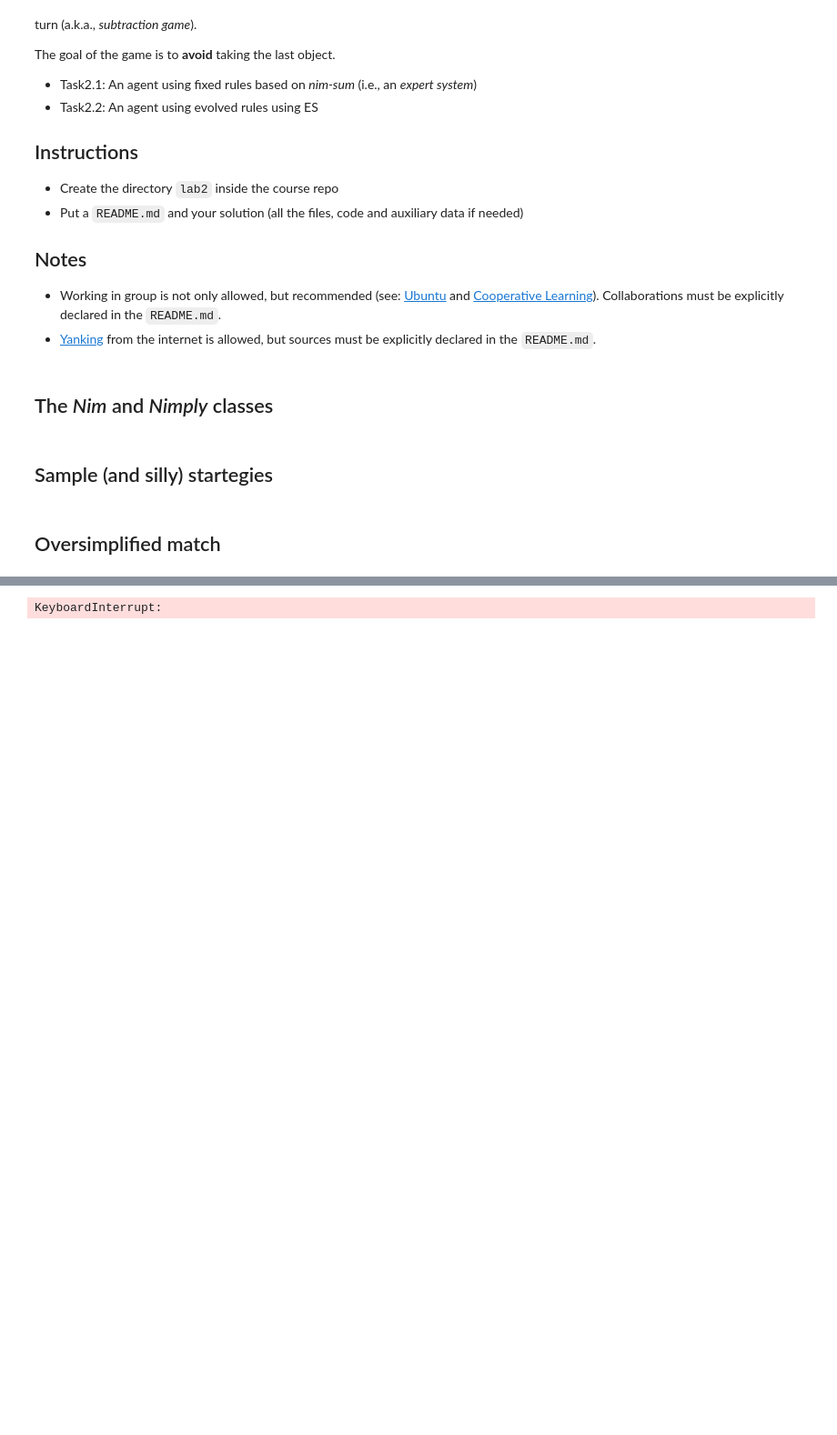
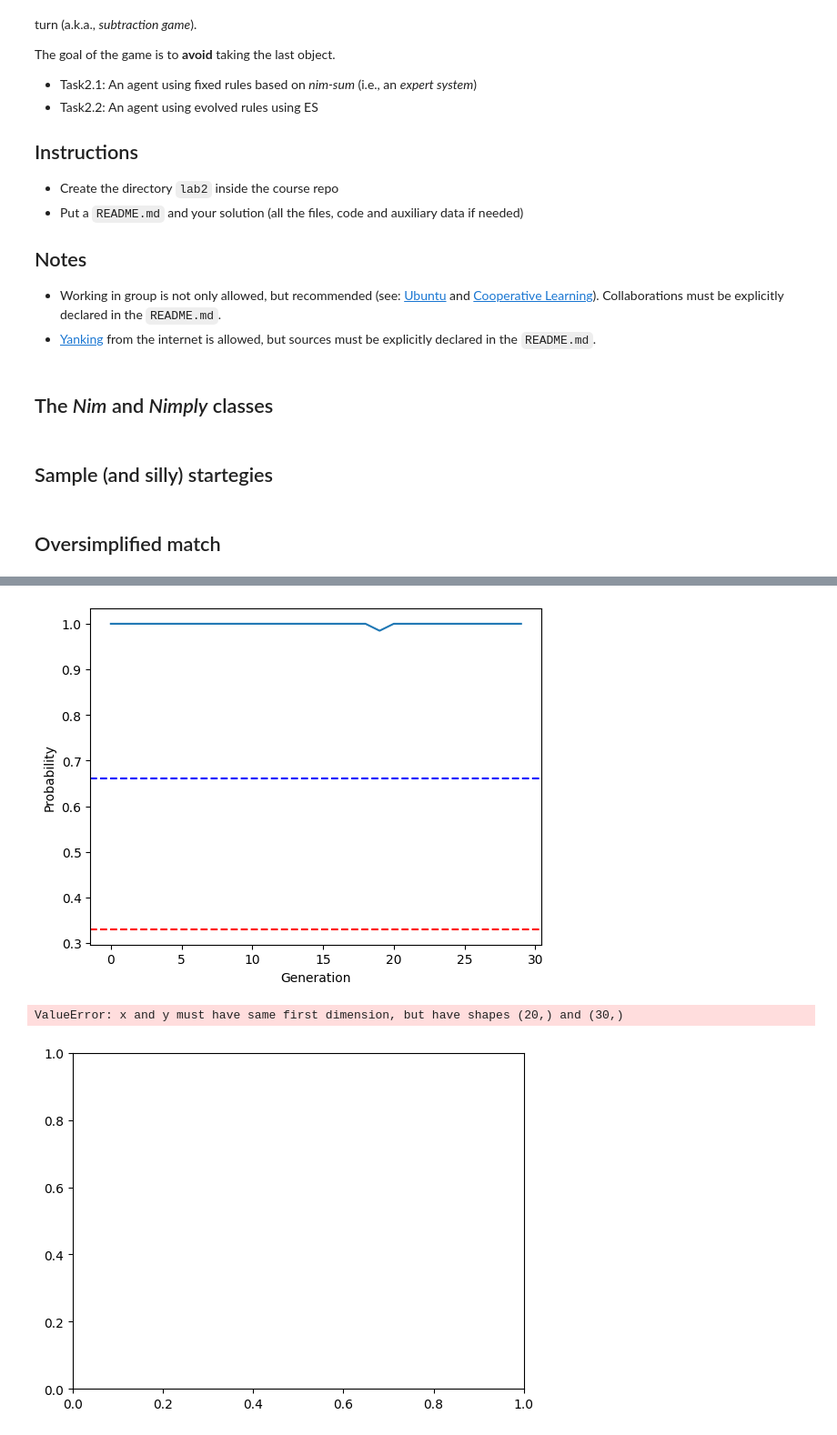
Before and after one commit to Nicocarad/ci23, a Jupyter notebook: Lab2/lab2-nim.ipynb, the cells around one changed output, grey strips where cells are left out. Shown: that part at 91% size. Cells and saved outputs as stored; diff of their text form; code cells hidden in the pictures; blank space fills up the shorter version.

```diff
--- a/Lab2/lab2-nim.ipynb
+++ b/Lab2/lab2-nim.ipynb
@@ -154,7 +156,7 @@ def state_info(state: Nim) -> dict:
     return info
 # %%
 def evolved_strategy(genome: float) -> Callable:
-    def evolvable(state: Nim) -> Nimply:
+    def adaptive(state: Nim) -> Nimply:
         data = state_info(state)
 
         if random.random() < genome:
@@ -164,11 +166,21 @@ def evolved_strategy(genome: float) -> Callable:
 
         return ply
 
-    return evolvable
+
+
+        # if genome > 0.66:
+        #     ply = Nimply(data["shortest_row"], random.randint(1, state.rows[data["shortest_row"]]))
+        # elif  genome > 0.33:
+        #     ply = Nimply(data["longest_row"], random.randint(1, state.rows[data["longest_row"]]))
+        # else:
+        #     ply = Nimply(data["random_row"], random.randint(1, state.rows[data["random_row"]]))
+        # return ply
+
+    return adaptive
 # %%
 def fitness(strategy: Callable) -> int:
     won = 0
-    opponent = (strategy, optimal)
+    opponent = (strategy, gabriele)
 
     for _ in range(NUM_MATCHES):
         nim = Nim(NUM_ROWS)
@@ -185,7 +197,7 @@ def fitness(strategy: Callable) -> int:
     return won  # return the number of matches won
 # %%
 λ = 20
-σ = 0.1
+σ = 0.5
 
 
 
@@ -193,23 +205,59 @@ def fitness(strategy: Callable) -> int:
 def generate_offsprings(offspring) -> list:
 
     offsprings = [np.clip(offspring + np.random.normal(0, σ), 0, 1) for _ in range(λ)]
-    offsprings.append(offspring)
+
 
     return offsprings
 # %%
 
 
-current_solution = np.random.uniform(0, 1)
-
-for n in range(1000 // λ):
+current_solution = 0.5
+choosen_probability = list()
+solutions_list = list()
+stats = [0, 0]
+for n in range(600 // λ):
     # offspring <- select λ random points mutating the current solution
+    # print("Starting probability for generation", n+1, "is:", current_solution)
     offsprings = generate_offsprings(current_solution)
 
     # evaluate and select best
     evals = [(offspring, fitness(evolved_strategy(offspring))) for offspring in offsprings]
+
+    for i in range(λ):
+            if evals[i][1] > evals[λ-1][1]:
+                stats[1] += 1
+
     evals.sort(key=lambda x: x[1], reverse=True)
+    pprint(evals)
+
+
     current_solution = evals[0][0]
+    choosen_probability.append(current_solution)
+    solutions_list.append(evals[0][1])
+
+
+    if (n + 1) % 5 == 0:
+        if stats[0] / stats[1] < 1 / 5:
+            σ /= 1.1
+        elif stats[0] / stats[1] > 1 / 5:
+            σ *= 1.1
+        steps = [0, 0]
+
+
     print(f"Best result for generation {n+1} is:", evals[0])
+
+
+plt.plot(range(len(choosen_probability)), choosen_probability)
+plt.axhline(y=0.33, color='r', linestyle='--')
+plt.axhline(y=0.66, color='b', linestyle='--')
+plt.xlabel("Generation")
+plt.ylabel("Probability")
+plt.show()
+
+plt.plot(range(600 // λ ) ,solutions_list)
+plt.xlabel("Generation")
+plt.ylabel("Number of wins")
+plt.show()
 
 
 
@@ -223 +286,3 @@ Best result for generation 1 is: (0.6343280901710209, 33)
+[figure, added]
-KeyboardInterrupt:
+ValueError: x and y must have same first dimension, but have shapes (20,) and (30,)
+[figure, added]
```
Also changed, not shown: parts of 4 cells of this notebook.
